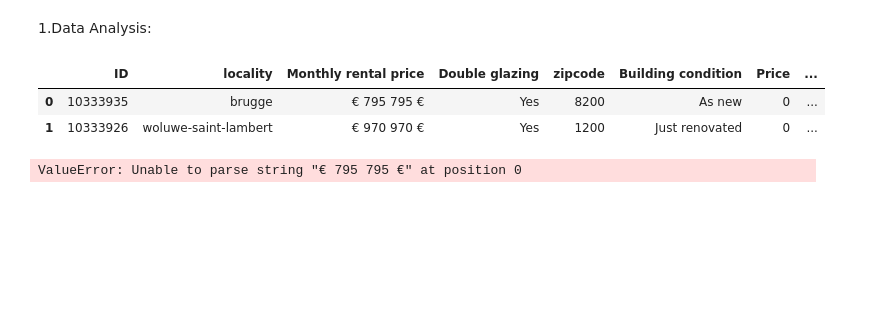
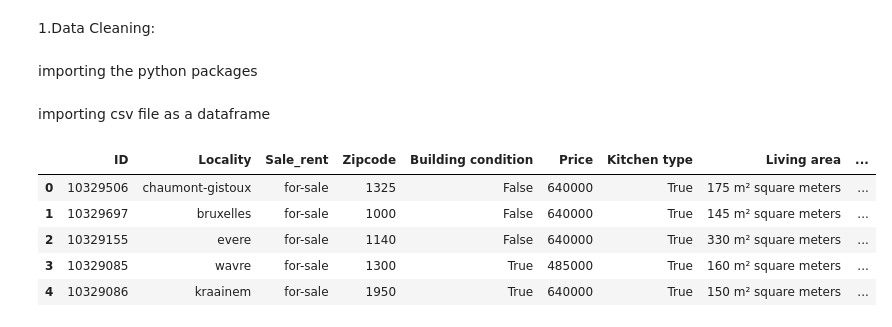
Before and after one commit to sainisheetal/real-estate-price-prediction, a Jupyter notebook: Data_Visualisation/data_cleaning & analysing.ipynb, the cells around one changed output. Drawn from its saved outputs; the diff is of its cells as text; code cells hidden in the pictures; blank space fills up the shorter version.

Commit message:
data visulisation final

```diff
--- a/Data_Visualisation/data_cleaning & analysing.ipynb
+++ b/Data_Visualisation/data_cleaning & analysing.ipynb
@@ -1,5 +1,7 @@
 # %% [markdown]
-1.Data Analysis:
+1.Data Cleaning:
+# %% [markdown]
+importing the python packages
 # %%
 import numpy as np
 import pandas as pd
@@ -9,28 +12,12 @@ from skimpy import clean_columns
+# %% [markdown]
+importing csv file as a dataframe
 # %%
-df1 = pd.read_csv("immo_rent_test.csv")
-df1.head(2)
+df1 = pd.read_csv("Immo_Sale_14_01_2023_12_28_60.csv")
+df1.head()
 # %% [output]
-|  | ID | locality | Monthly rental price | Double glazing | zipcode | Building condition | Price | ... |
-| 0 | 10333935 | brugge | € 795 795 € | Yes | 8200 | As new | 0 | ... |
-| 1 | 10333926 | woluwe-saint-lambert | € 970 970 € | Yes | 1200 | Just renovated | 0 | ... |
+|  | ID | Locality | Sale_rent | Zipcode | Building condition | Price | Kitchen type | Living area | ... |
+| 0 | 10329506 | chaumont-gistoux | for-sale | 1325 | False | 640000 | True | 175 m² square meters | ... |
+| 1 | 10329697 | bruxelles | for-sale | 1000 | False | 640000 | True | 145 m² square meters | ... |
+| 2 | 10329155 | evere | for-sale | 1140 | False | 640000 | True | 330 m² square meters | ... |
+| 3 | 10329085 | wavre | for-sale | 1300 | True | 485000 | True | 160 m² square meters | ... |
+| 4 | 10329086 | kraainem | for-sale | 1950 | True | 640000 | True | 150 m² square meters | ... |
-# %%
-# No duplicates
-df1.drop_duplicates()
-df1['Monthly rental price'] = pd.to_numeric(df1['Monthly rental price'])
-#detleted 'square meters' from Living area, Surface of the plot, Garden surface. Terrace surface.
-#df1['Living area'] = df1['Living area'].str.replace('m² square meters', '')
-#df1['Surface of the plot'] = df1['Surface of the plot'].str.replace('m² square meters', '')
-#df1['Garden surface'] = df1['Garden surface'].str.replace('m² square meters', '')
-df1['Terrace surface'] = df1['Terrace surface'].str.replace('m² square meters', '')
-#df1['Monthly rental price'] = df1['Monthly rental price'].str.replace([1], '')
-#df1['Living area'] = df1['Living area'].str.replace('m² square meter', '')
-#df1['Surface of the plot'] = df1['Surface of the plot'].str.replace('m² square meter', '')
-#df1['Garden surface'] = df1['Garden surface'].str.replace('m² square meter', '')
-#df1['Terrace surface'] = df1['Terrace surface'].str.replace('m² square meter', '')
-df1['Furnished'] = df1['Furnished'].astype('bool')
-df1['Swimming pool'] = df1['Swimming pool'].astype('bool')
-df1['Terrace'] = df1['Terrace'].astype('bool')
-
-df1.head()
-# %% [output]
-ValueError: Unable to parse string "€ 795 795 €" at position 0
```
Also changed, not shown: parts of 44 cells of this notebook, 12 other files.
